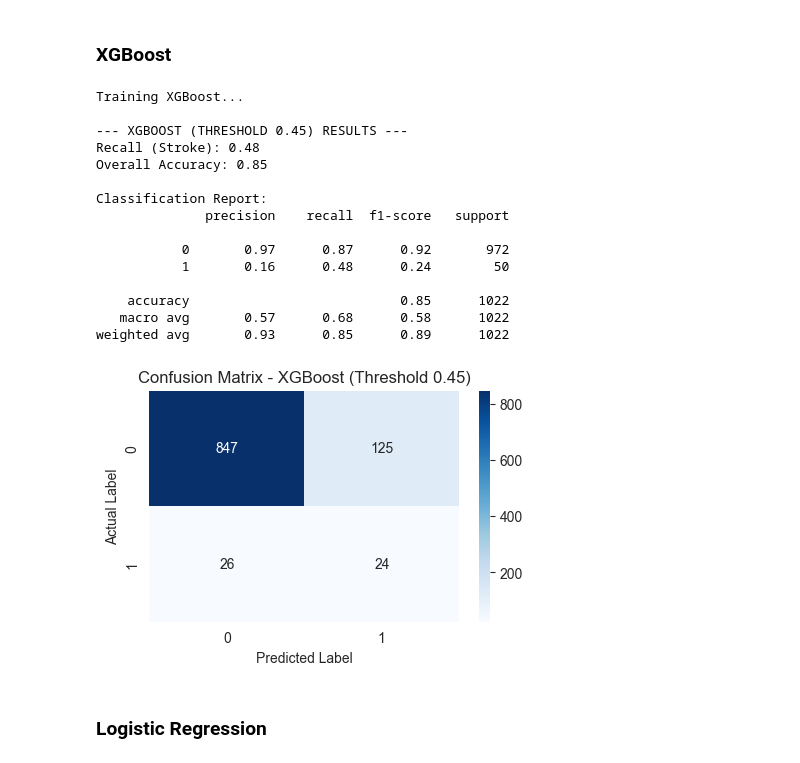
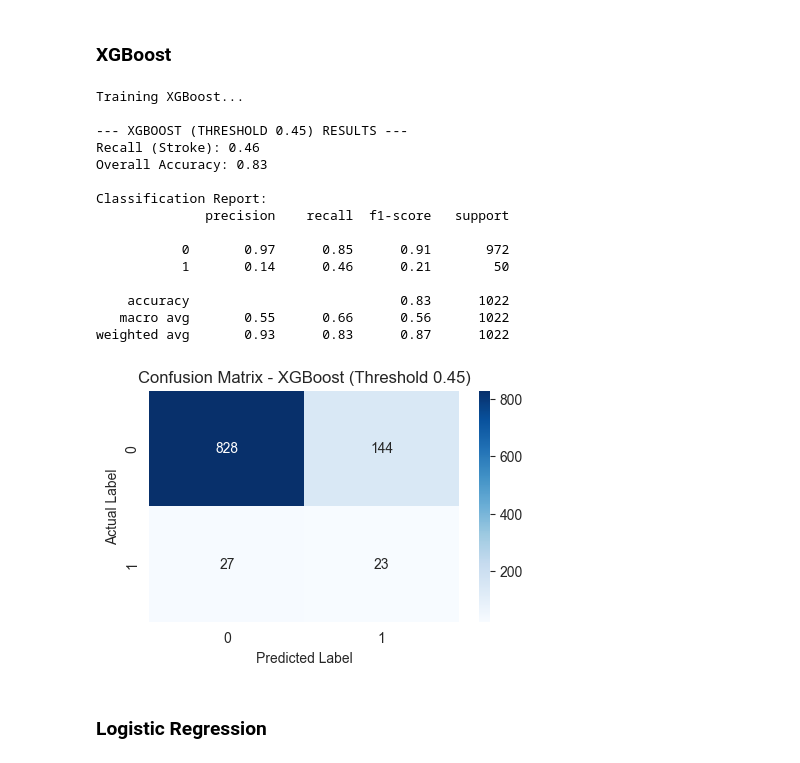
Before and after one commit to ThinHu/stroke-risk-prediction, a Jupyter notebook: notebook.ipynb, the cells around one changed output. Saved outputs shown, nothing was run; the diff lists cells and outputs as text; code cells hidden in the pictures.

```diff
--- a/notebook.ipynb
+++ b/notebook.ipynb
@@ -441,14 +462,14 @@ With SMOTEENN data
 # Train and Evaluate Stacking Classifier
 print("Training Stacking Classifier...")
 stacking_model = build_stacking_model()
-stacking_model.fit(X_train_res, y_train_res)
-evaluate_and_plot(stacking_model, X_test, y_test, model_name="Stacking Classifier", threshold=0.45)
+stacking_model.fit(X_train_final, y_train_res)
+evaluate_and_plot(stacking_model, X_test_final, y_test, model_name="Stacking Classifier", threshold=0.45)
 
 # Train and Evaluate Voting Classifier
 print("Training Voting Classifier...")
 voting_model = build_voting_model()
-voting_model.fit(X_train_res, y_train_res)
-evaluate_and_plot(voting_model, X_test, y_test, model_name="Voting Classifier", threshold=0.45)
+voting_model.fit(X_train_final, y_train_res)
+evaluate_and_plot(voting_model, X_test_final, y_test, model_name="Voting Classifier", threshold=0.45)
 # %% [output]
 Training Stacking Classifier...
 
@@ -488,7 +509,7 @@ weighted avg       0.93      0.83      0.87      1022
 from src.models import build_weka_mlp
 
 # 1. Calculate 'a' dynamically based on our SMOTEENN balanced data
-n_features = X_train_res.shape[1]
+n_features = X_train_final.shape[1]
 n_classes = len(np.unique(y_train_res))
 
 print(f"Number of input features: {n_features}")
@@ -497,8 +518,8 @@ print(f"Calculated Hidden Nodes (WEKA 'a'): {int((n_features + n_classes) / 2)}\
 
 # 2. Build and Train the MLP
 mlp_model = build_weka_mlp(n_features, n_classes)
-mlp_model.fit(X_train_res, y_train_res)
+mlp_model.fit(X_train_final, y_train_res)
 
 # 3. Evaluate
-evaluate_and_plot(mlp_model, X_test, y_test, model_name="Multilayer Perceptron", threshold=0.45)
+evaluate_and_plot(mlp_model, X_test_final, y_test, model_name="Multilayer Perceptron", threshold=0.45)
 # %% [output]
@@ -529,8 +550,8 @@ from sklearn.ensemble import RandomForestClassifier
 # Train and Evaluate Random Forest
 print("Training Random Forest...")
 rf_model = RandomForestClassifier(n_estimators=100, random_state=42, n_jobs=-1)
-rf_model.fit(X_train_res, y_train_res)
-evaluate_and_plot(rf_model, X_test, y_test, model_name="Random Forest", threshold=0.45)
+rf_model.fit(X_train_final, y_train_res)
+evaluate_and_plot(rf_model, X_test_final, y_test, model_name="Random Forest", threshold=0.45)
 # %% [output]
 Training Random Forest...
 
@@ -553,28 +574,28 @@ weighted avg       0.93      0.83      0.87      1022
 # %%
 from xgboost import XGBClassifier
 
 # Train and Evaluate XGBoost
 print("Training XGBoost...")
 xgb_model = XGBClassifier(use_label_encoder=False, eval_metric='logloss', random_state=42, n_jobs=-1)
-xgb_model.fit(X_train_res, y_train_res)
-evaluate_and_plot(xgb_model, X_test, y_test, model_name="XGBoost", threshold=0.45)
+xgb_model.fit(X_train_final, y_train_res)
+evaluate_and_plot(xgb_model, X_test_final, y_test, model_name="XGBoost", threshold=0.45)
 # %% [output]
 Training XGBoost...
 
 --- XGBOOST (THRESHOLD 0.45) RESULTS ---
-Recall (Stroke): 0.48
-Overall Accuracy: 0.85
+Recall (Stroke): 0.46
+Overall Accuracy: 0.83
 
 Classification Report:
               precision    recall  f1-score   support
 
-           0       0.97      0.87      0.92       972
-           1       0.16      0.48      0.24        50
+           0       0.97      0.85      0.91       972
+           1       0.14      0.46      0.21        50
 
-    accuracy                           0.85      1022
-   macro avg       0.57      0.68      0.58      1022
-weighted avg       0.93      0.85      0.89      1022
+    accuracy                           0.83      1022
+   macro avg       0.55      0.66      0.56      1022
+weighted avg       0.93      0.83      0.87      1022
-[figure, old version]
+[figure, new version]
 # %% [markdown]
 ### Logistic Regression
 # %%
```
Also changed, not shown: parts of 10 cells of this notebook, 3 other files.
